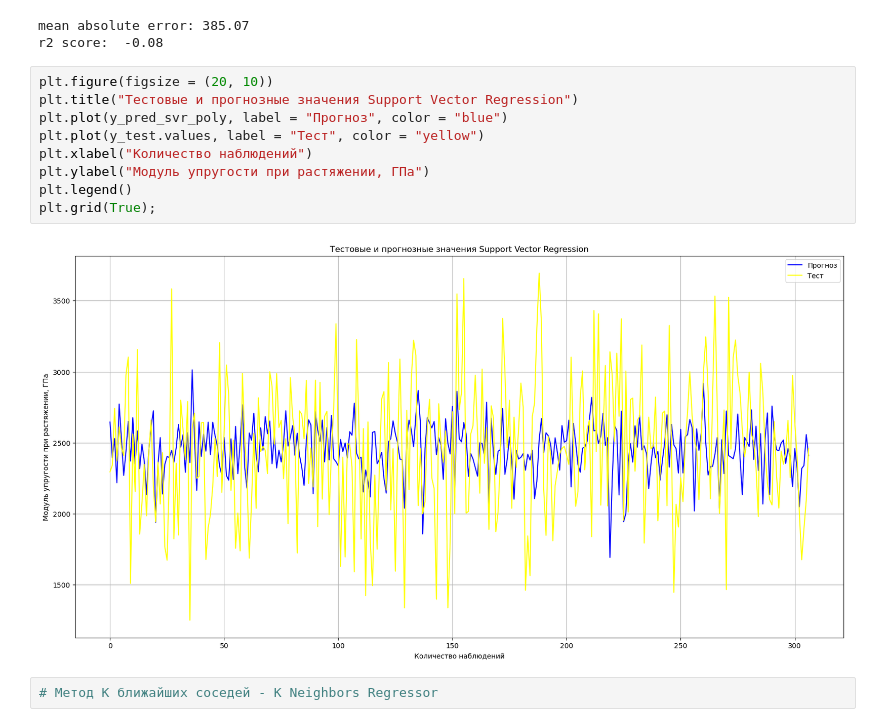
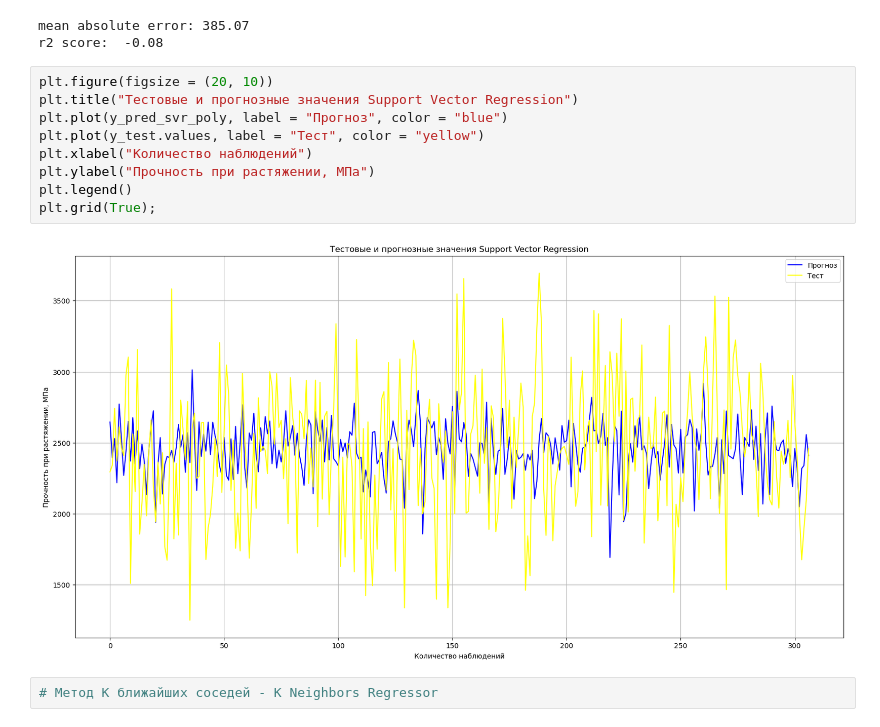
Before and after one commit to YaroSlavaStar/DS_FQW_Komposit, a Jupyter notebook: Starostina Ya.K. KOMPOSIT_4.ipynb, the cells around one changed output. Saved outputs shown, nothing was run; the diff lists cells and outputs as text.

```diff
--- a/Starostina Ya.K. KOMPOSIT_4.ipynb
+++ b/Starostina Ya.K. KOMPOSIT_4.ipynb
@@ -208,14 +208,14 @@ r2 score:  -0.08
 # %%
 plt.figure(figsize = (20, 10))
 plt.title("Тестовые и прогнозные значения Support Vector Regression")
 plt.plot(y_pred_svr_poly, label = "Прогноз", color = "blue")
 plt.plot(y_test.values, label = "Тест", color = "yellow")
 plt.xlabel("Количество наблюдений")
-plt.ylabel("Модуль упругости при растяжении, ГПа")
+plt.ylabel("Прочность при растяжении, МПа")
 plt.legend()
 plt.grid(True);
 # %% [output]
-[figure, old version]
+[figure, new version]
 # %%
 # Метод К ближайших соседей - K Neighbors Regressor
 # %%
```
Also changed, not shown: parts of 17 cells of this notebook, 3 other files.
